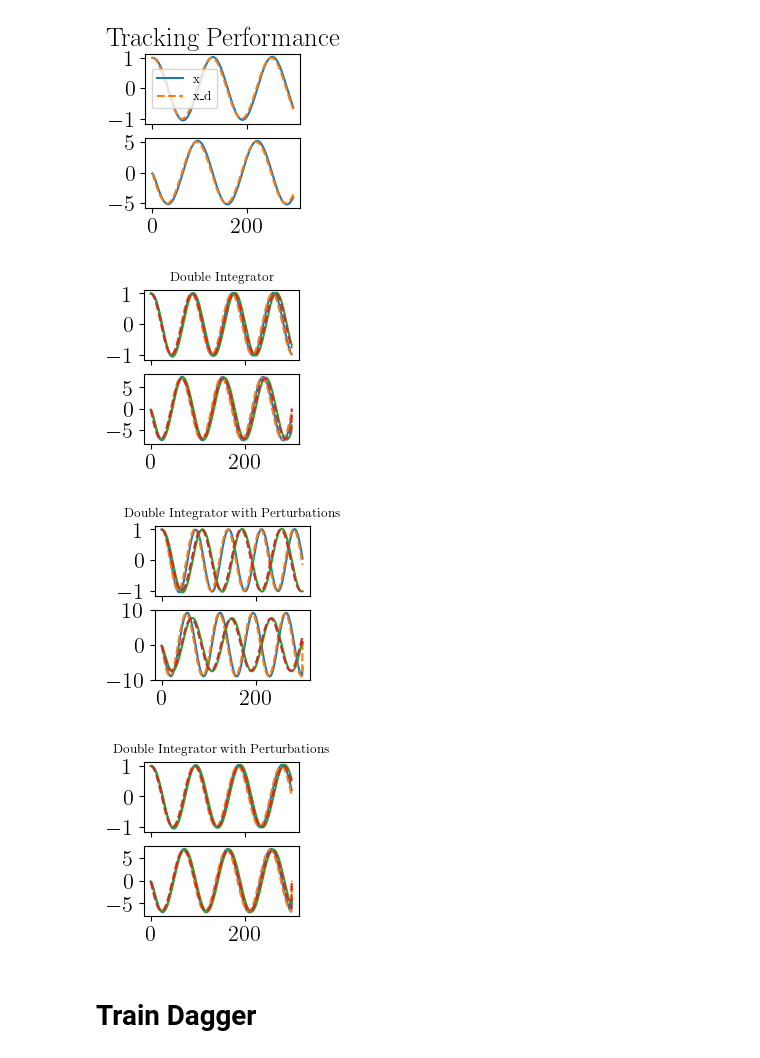
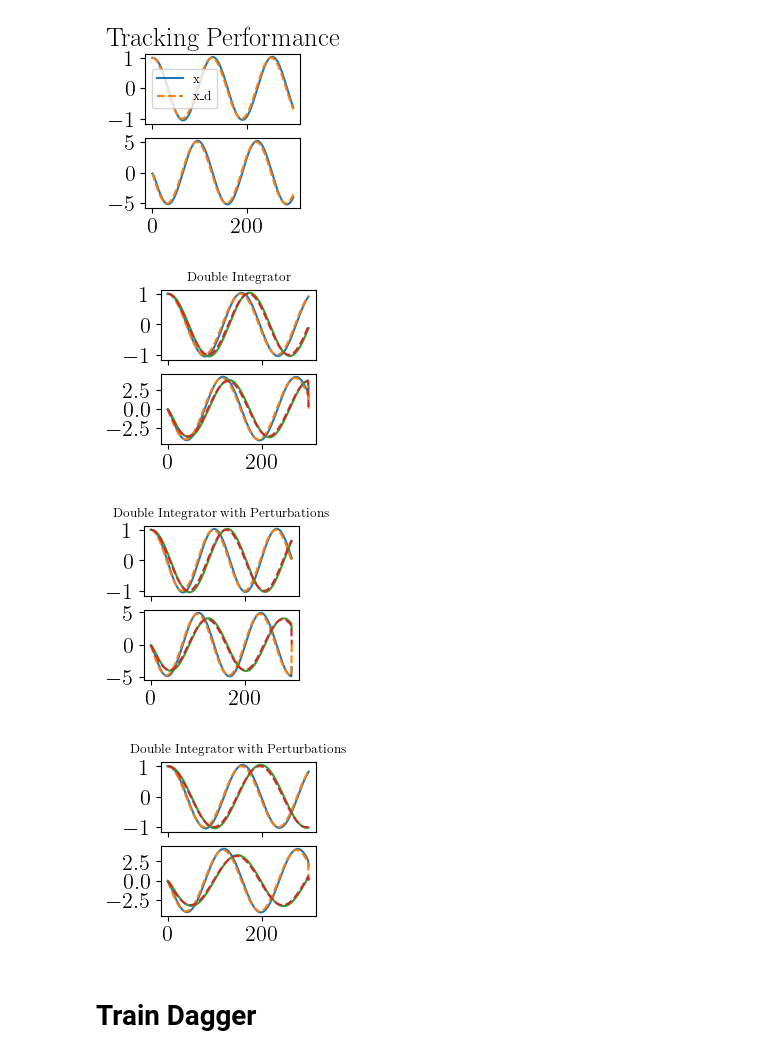
Before and after one commit to Stapelzeiger/biped, a Jupyter notebook: imit_learning/imit_learning.ipynb, the cells around one changed output. Cells and saved outputs as stored; diff of their text form; code cells hidden in the pictures.

```diff
--- a/imit_learning/imit_learning.ipynb
+++ b/imit_learning/imit_learning.ipynb
@@ -130,41 +130,41 @@ def multiple_traj_reg(sys, sys_name, policy):
     for i in range(nb_traj):
         sys.reset()
         state_list = []
-        frequency = np.random.uniform(0.05, 0.10)
+        frequency = np.random.uniform(0.01, 0.05)
         def get_N_pt_traj(N, frequency):
             des_traj_pos = lambda t: np.cos(t*frequency)
             pos_des = [des_traj_pos(i) for i in range(N)]
             des_traj_vel = np.zeros(N)
 
             for i in range(N - 1):
                 des_traj_vel[i] = (pos_des[i+1] - pos_des[i])/dt
             return pos_des, des_traj_vel
 
         des_traj_pos, des_traj_vel = get_N_pt_traj(N, frequency)
 
         sys.state = np.array([des_traj_pos[0], des_traj_vel[0]])
         for i in range(N):
             state_des = np.array([ des_traj_pos[i], des_traj_vel[i] ])
             action = policy(sys.state, state_des)
             if type(action) is not np.float64:
                 action = action.detach().numpy()
             result = sys.step(action.squeeze())
             state_list.append(sys.state)
 
         state_list = np.array(state_list)
         ax[0].plot(state_list[:, 0], '-', label='x')
         ax[0].plot(des_traj_pos, '--', label='x_d')
         ax[1].plot(state_list[:, 1], '-', label='\dot{x}')
         ax[1].plot(des_traj_vel, '--', label='\dot{x}_d')
         ax[0].set_title(sys_name, fontsize='xx-small')
 
 multiple_traj_reg(system, sys_name = 'Double Integrator', policy=expert_policy)
 multiple_traj_reg(system_perturbed, sys_name = 'Double Integrator with Perturbations', policy=expert_policy)
 multiple_traj_reg(system_perturbed, sys_name = 'Double Integrator with Perturbations', policy=expert_policy_nonlinear)
 # %% [output]
-[figure, old version]
+[figure, new version]
-[figure, old version]
+[figure, new version]
-[figure, old version]
+[figure, new version]
 # %% [markdown]
 # Train Dagger
 # %%
```
Also changed, not shown: parts of 3 cells of this notebook, 5 other files.
